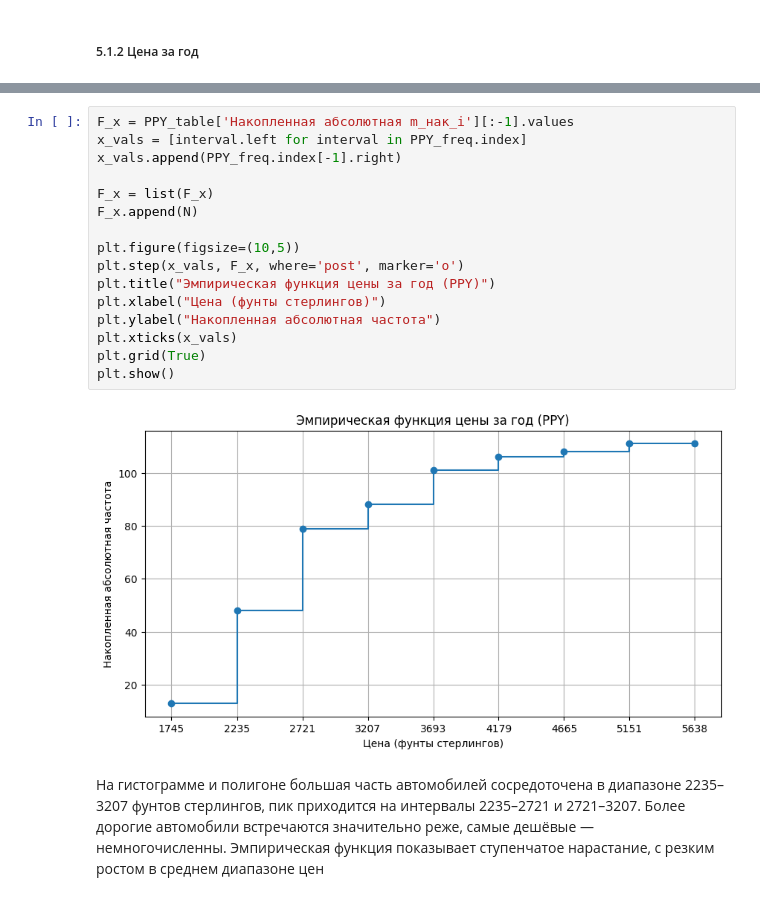
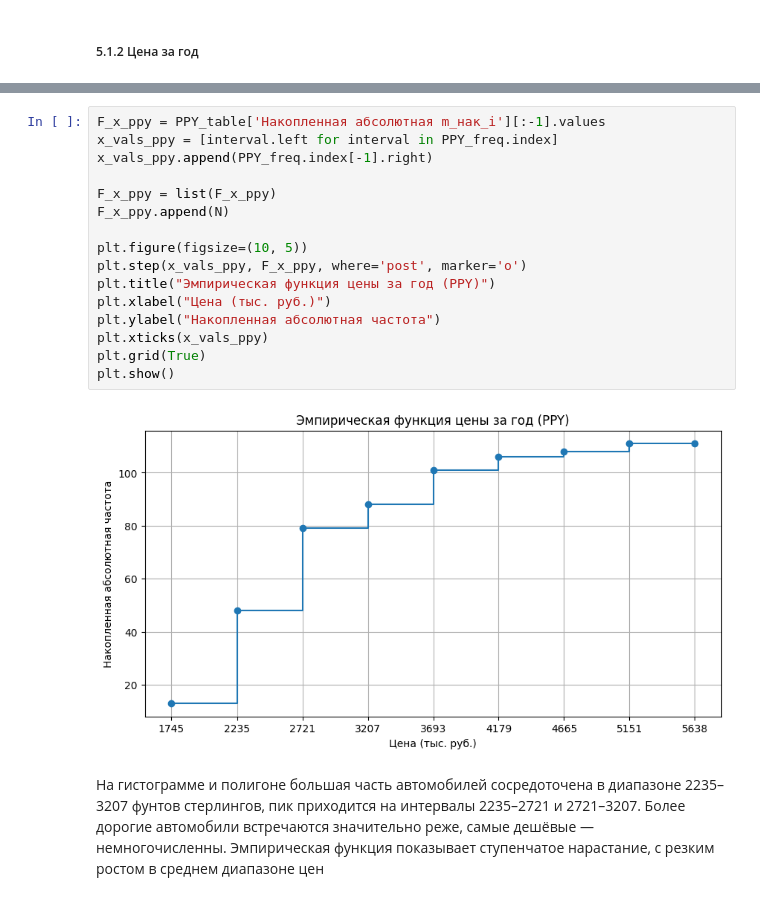
Before and after one commit to the-mvi/smedh-2026, a Jupyter notebook: 2384_Lukyanova_MR_Pchelintseva_KR/task1.ipynb, the cells around one changed output, grey strips where cells are left out. Cells and saved outputs as stored; diff of their text form.

```diff
--- a/2384_Lukyanova_MR_Pchelintseva_KR/task1.ipynb
+++ b/2384_Lukyanova_MR_Pchelintseva_KR/task1.ipynb
@@ -372,21 +396,21 @@ plt.show()
 # %%
-F_x = PPY_table['Накопленная абсолютная m_нак_i'][:-1].values
-x_vals = [interval.left for interval in PPY_freq.index]
-x_vals.append(PPY_freq.index[-1].right)
+F_x_ppy = PPY_table['Накопленная абсолютная m_нак_i'][:-1].values
+x_vals_ppy = [interval.left for interval in PPY_freq.index]
+x_vals_ppy.append(PPY_freq.index[-1].right)
 
-F_x = list(F_x)
-F_x.append(N)
+F_x_ppy = list(F_x_ppy)
+F_x_ppy.append(N)
 
-plt.figure(figsize=(10,5))
-plt.step(x_vals, F_x, where='post', marker='o')
+plt.figure(figsize=(10, 5))
+plt.step(x_vals_ppy, F_x_ppy, where='post', marker='o')
 plt.title("Эмпирическая функция цены за год (PPY)")
-plt.xlabel("Цена (фунты стерлингов)")
+plt.xlabel("Цена (тыс. руб.)")
 plt.ylabel("Накопленная абсолютная частота")
-plt.xticks(x_vals)
+plt.xticks(x_vals_ppy)
 plt.grid(True)
 plt.show()
 # %% [output]
-[figure, old version]
+[figure, new version]
 # %% [markdown]
 На гистограмме и полигоне большая часть автомобилей сосредоточена в диапазоне 2235–3207 фунтов стерлингов, пик приходится на интервалы 2235–2721 и 2721–3207. Более дорогие автомобили встречаются значительно реже, самые дешёвые — немногочисленны. Эмпирическая функция показывает ступенчатое нарастание, с резким ростом в среднем диапазоне цен
 # %% [markdown]
```
Also changed, not shown: parts of 15 cells of this notebook.
